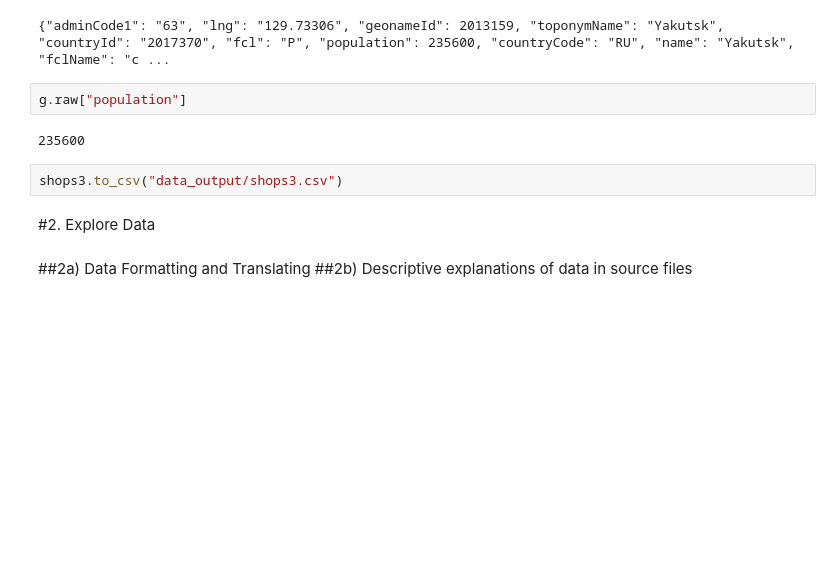
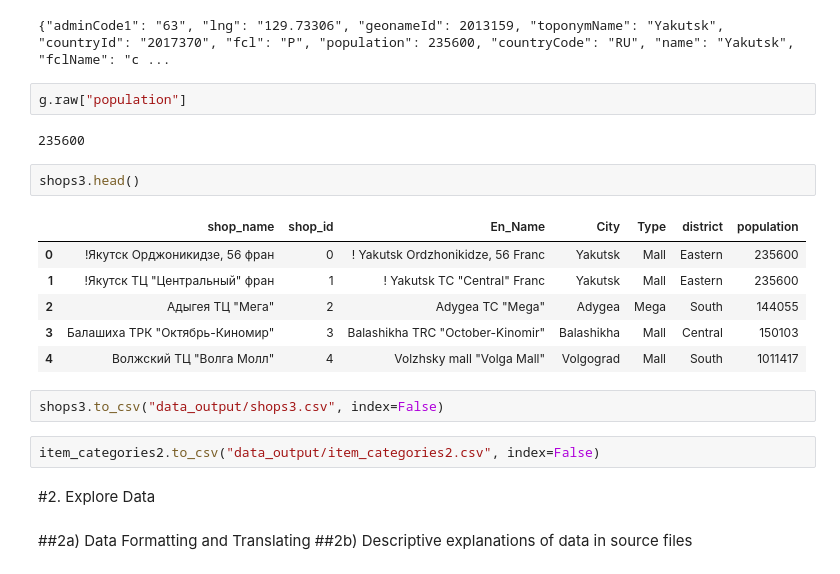
Before and after one commit to migai/Kag, a Jupyter notebook: ipynb_versions/MG_EDA_v2.2.ipynb, the cells around one changed output. Cells and saved outputs as stored; diff of their text form; blank space fills up the shorter version.

Commit message:
removed extra index column

```diff
--- a/ipynb_versions/MG_EDA_v2.2.ipynb
+++ b/ipynb_versions/MG_EDA_v2.2.ipynb
@@ -619,8 +619,19 @@ print(json.dumps(g.raw))
 g.raw["population"]
 # %% [output]
 235600
+# %%
+shops3.head()
+# %% [output]
+|  | shop_name | shop_id | En_Name | City | Type | district | population |
+| 0 | !Якутск Орджоникидзе, 56 фран | 0 | ! Yakutsk Ordzhonikidze, 56 Franc | Yakutsk | Mall | Eastern | 235600 |
+| 1 | !Якутск ТЦ "Центральный" фран | 1 | ! Yakutsk TC "Central" Franc | Yakutsk | Mall | Eastern | 235600 |
+| 2 | Адыгея ТЦ "Мега" | 2 | Adygea TC "Mega" | Adygea | Mega | South | 144055 |
+| 3 | Балашиха ТРК "Октябрь-Киномир" | 3 | Balashikha TRC "October-Kinomir" | Balashikha | Mall | Central | 150103 |
+| 4 | Волжский ТЦ "Волга Молл" | 4 | Volzhsky mall "Volga Mall" | Volgograd | Mall | South | 1011417 |
 # %%
-shops3.to_csv("data_output/shops3.csv")
+shops3.to_csv("data_output/shops3.csv", index=False)
+# %%
+item_categories2.to_csv("data_output/item_categories2.csv", index=False)
 # %% [markdown]
 #2. Explore Data
 # %% [markdown]
```
Also changed, not shown: 2 other files.
